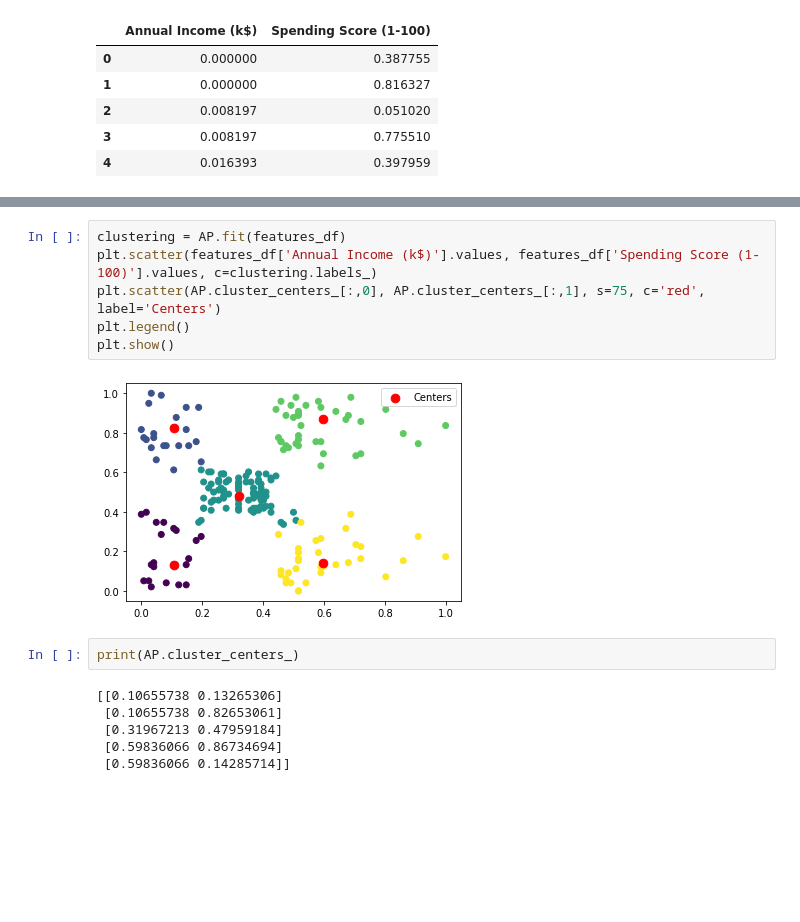
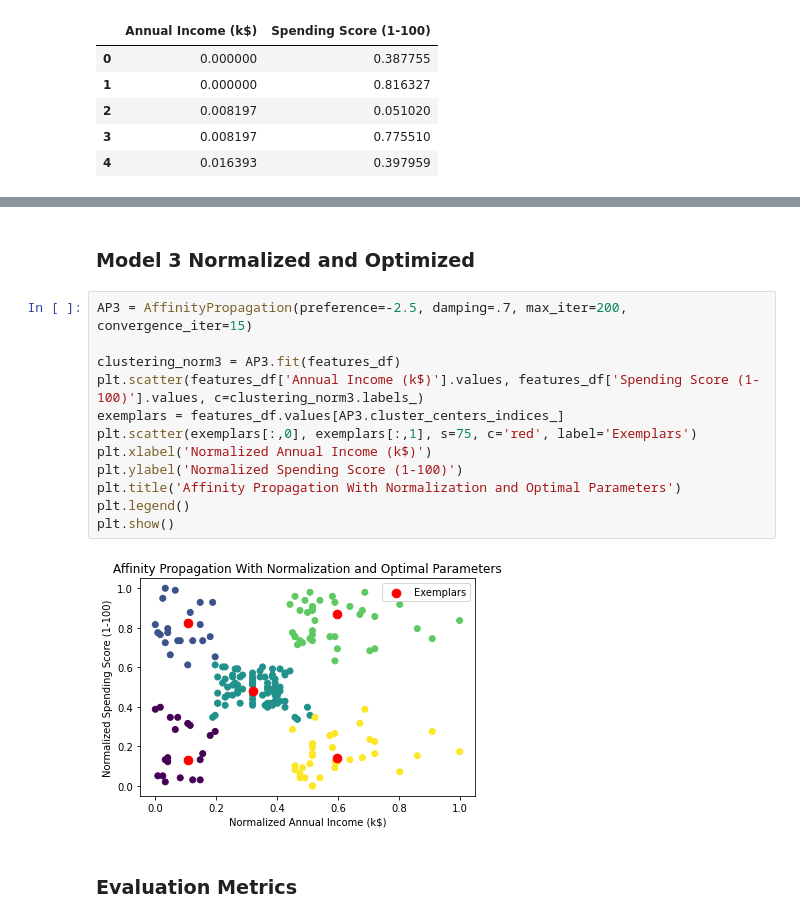
Before and after one commit to 9crusher/affinity_propagation, a Jupyter notebook: final_project_demo.ipynb, the cells around one changed output, grey strips where cells are left out. Saved outputs shown, nothing was run; the diff lists cells and outputs as text; blank space fills up the shorter version.

```diff
--- a/final_project_demo.ipynb
+++ b/final_project_demo.ipynb
@@ -53,16 +80,18 @@ features_df.head()
+# %% [markdown]
+### Model 3 Normalized and Optimized
 # %%
-clustering = AP.fit(features_df)
-plt.scatter(features_df['Annual Income (k$)'].values, features_df['Spending Score (1-100)'].values, c=clustering.labels_)
-plt.scatter(AP.cluster_centers_[:,0], AP.cluster_centers_[:,1], s=75, c='red', label='Centers')
+AP3 = AffinityPropagation(preference=-2.5, damping=.7, max_iter=200, convergence_iter=15)
+
+clustering_norm3 = AP3.fit(features_df)
+plt.scatter(features_df['Annual Income (k$)'].values, features_df['Spending Score (1-100)'].values, c=clustering_norm3.labels_)
+exemplars = features_df.values[AP3.cluster_centers_indices_]
+plt.scatter(exemplars[:,0], exemplars[:,1], s=75, c='red', label='Exemplars')
+plt.xlabel('Normalized Annual Income (k$)')
+plt.ylabel('Normalized Spending Score (1-100)')
+plt.title('Affinity Propagation With Normalization and Optimal Parameters')
 plt.legend()
 plt.show()
 # %% [output]
-[figure, old version]
+[figure, new version]
-# %%
-print(AP.cluster_centers_)
-# %% [output]
-[[0.10655738 0.13265306]
- [0.10655738 0.82653061]
- [0.31967213 0.47959184]
- [0.59836066 0.86734694]
- [0.59836066 0.14285714]]
+# %% [markdown]
+### Evaluation Metrics
```
Also changed, not shown: parts of 12 cells of this notebook, 2 other files.
